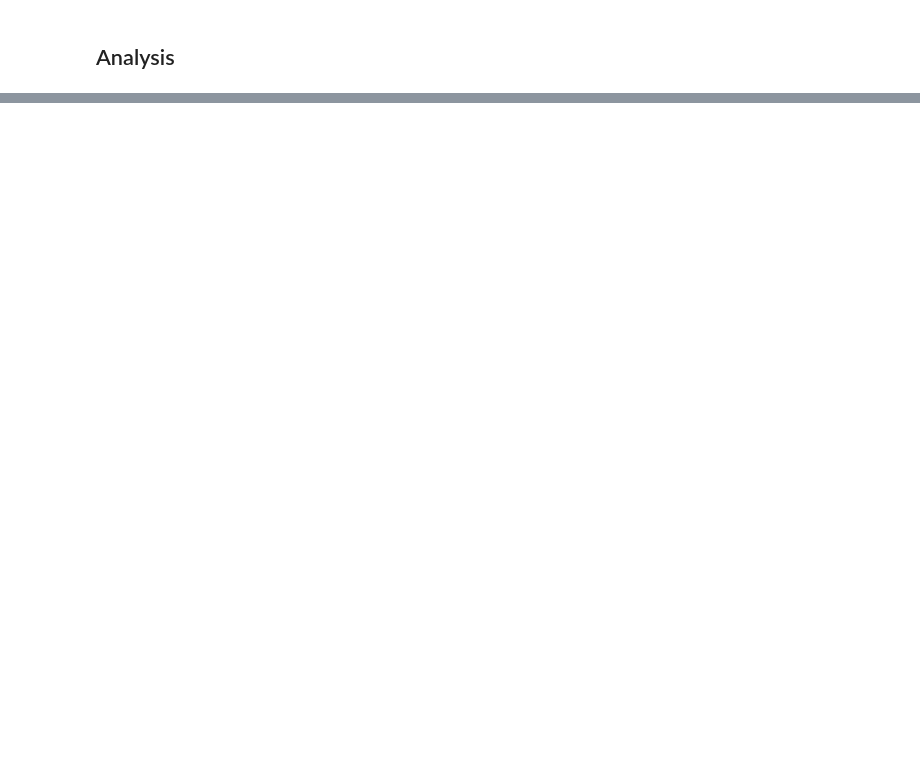
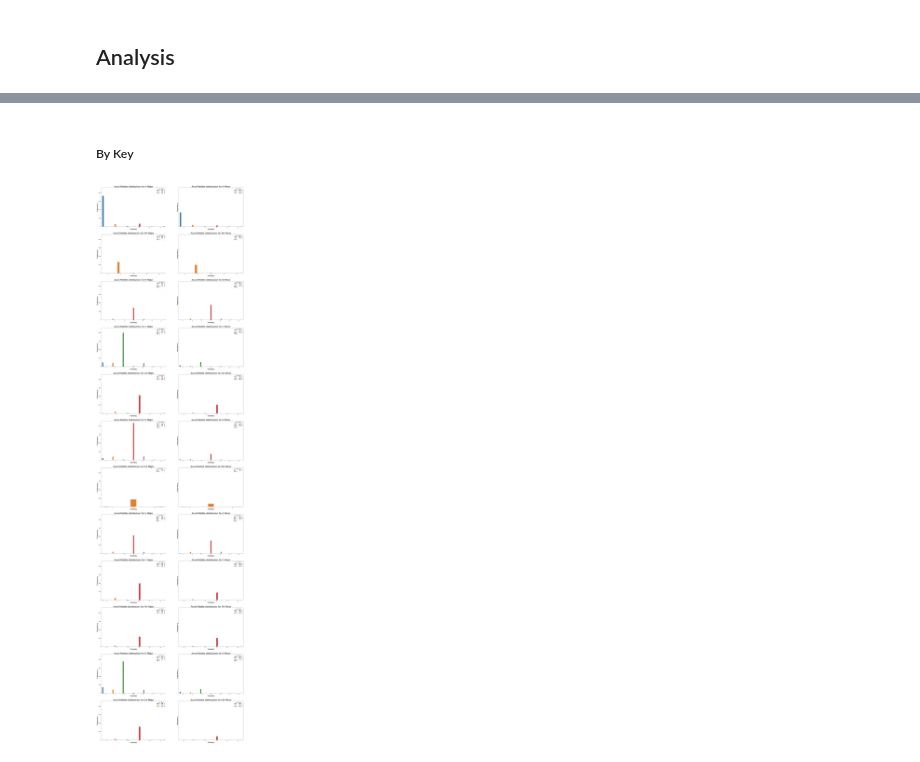
Before and after one commit to RMExe/Clustersong, a Jupyter notebook: code/04-analysis-and-conclusions.ipynb, the cells around one changed output, grey strips where cells are left out. Cells and saved outputs as stored; diff of their text form; code cells hidden in the pictures; blank space fills up the shorter version.

```diff
--- a/code/04-analysis-and-conclusions.ipynb
+++ b/code/04-analysis-and-conclusions.ipynb
@@ -94,0 +184,20 @@ df.head()
+# %% [markdown]
+##### By Key
+# %%
+fig, ax = plt.subplots(nrows=12, ncols=2, figsize=(30,120), sharey=True)
+keys = list(set(df.key.values))
+keys *= 2
+keys.sort()
+for i, (key, axes) in enumerate(zip(keys, ax.ravel())):
+    if i%2 == 0:
+        mode = "Major"
+        sns.countplot(x="label", data=df[(df["is_major"] == 1) & (df["key"] == key)], hue="label", ax=axes)
+    else:
+        mode = "Minor"
+        sns.countplot(x="label", data=df[(df["is_major"] == 0) & (df["key"] == key)], hue="label", ax=axes)
+    axes.set_title(f"Aural Palette distribution for {key} {mode}", size=25)
+    axes.set_xlabel("Palettes", size=20)
+    axes.set_ylabel("Frequency", size=20)
+    axes.legend(title="Aural Palette", ncol=2)
+# %% [output]
+[figure, added]
```
Also changed, not shown: parts of 31 cells of this notebook.
